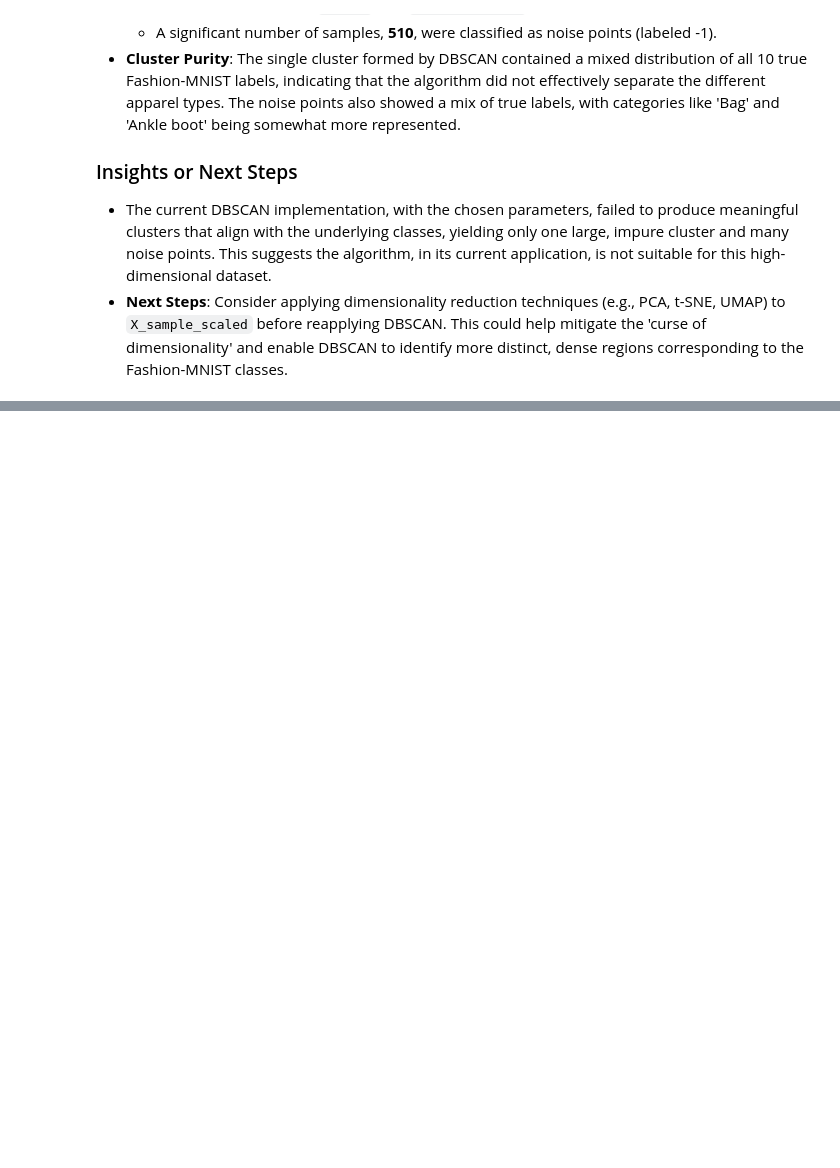
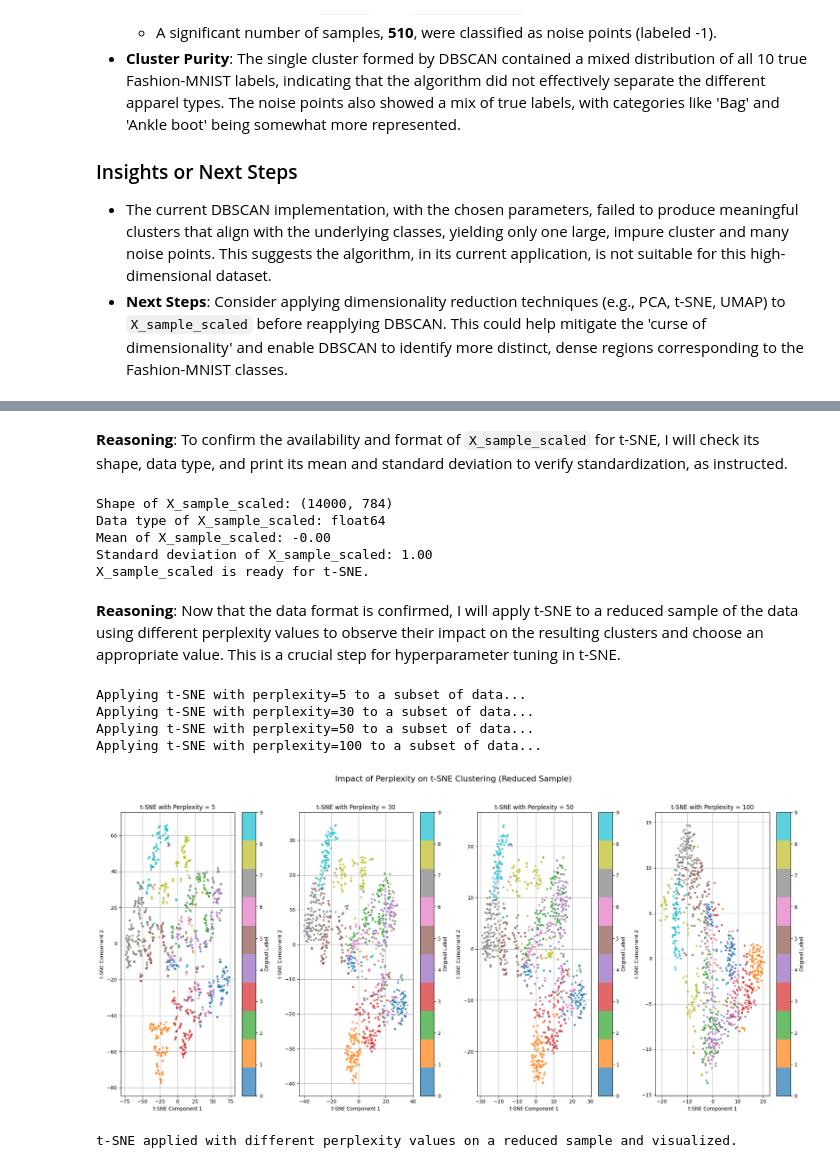
Before and after one commit to jumivega/Maestr-a-en-Inteligencia-Artificial-UEES, a Jupyter notebook: Notebooks/ModelosNoSupervisados/Grupo_3_Caso_Práctico_ModelosNoSupervisados_V11Nov (1).ipynb, the cells around one changed output, grey strips where cells are left out. Saved outputs shown, nothing was run; the diff lists cells and outputs as text; code cells hidden in the pictures; blank space fills up the shorter version.

```diff
--- a/Notebooks/ModelosNoSupervisados/Grupo_3_Caso_Práctico_ModelosNoSupervisados_V11Nov (1).ipynb
+++ b/Notebooks/ModelosNoSupervisados/Grupo_3_Caso_Práctico_ModelosNoSupervisados_V11Nov (1).ipynb
@@ -827,0 +1012,64 @@ Calcular y visualizar las imágenes promedio para cada cluster de DBSCAN (excluy
+# %% [markdown]
+**Reasoning**:
+To confirm the availability and format of `X_sample_scaled` for t-SNE, I will check its shape, data type, and print its mean and standard deviation to verify standardization, as instructed.
+# %%
+print(f"Shape of X_sample_scaled: {X_sample_scaled.shape}")
+print(f"Data type of X_sample_scaled: {X_sample_scaled.dtype}")
+print(f"Mean of X_sample_scaled: {np.mean(X_sample_scaled):.2f}")
+print(f"Standard deviation of X_sample_scaled: {np.std(X_sample_scaled):.2f}")
+
+print("X_sample_scaled is ready for t-SNE.")
+# %% [output]
+Shape of X_sample_scaled: (14000, 784)
+Data type of X_sample_scaled: float64
+Mean of X_sample_scaled: -0.00
+Standard deviation of X_sample_scaled: 1.00
+X_sample_scaled is ready for t-SNE.
+# %% [markdown]
+**Reasoning**:
+Now that the data format is confirmed, I will apply t-SNE to a reduced sample of the data using different perplexity values to observe their impact on the resulting clusters and choose an appropriate value. This is a crucial step for hyperparameter tuning in t-SNE.
+# %%
+from sklearn.manifold import TSNE
+import matplotlib.pyplot as plt
+
+# Reduce the sample size for perplexity testing to speed up computation
+# t-SNE is computationally intensive, especially for large datasets.
+# A smaller subset will allow quicker iteration on perplexity values.
+# Let's take a sample of 1000 data points for this test.
+
+np.random.seed(42) # for reproducibility
+# Generate random indices to select a subset
+subset_indices = np.random.choice(X_sample_scaled.shape[0], 1000, replace=False)
+X_subset_scaled = X_sample_scaled[subset_indices]
+y_subset = y_sample[subset_indices]
+
+# Define a list of perplexity values to test
+perplexity_values = [5, 30, 50, 100]
+
+plt.figure(figsize=(20, 10))
+
+for i, perplexity in enumerate(perplexity_values):
+    print(f"Applying t-SNE with perplexity={perplexity} to a subset of data...")
+    tsne = TSNE(n_components=2, perplexity=perplexity, random_state=42, n_jobs=-1) # n_jobs=-1 to use all processors
+    X_subset_tsne = tsne.fit_transform(X_subset_scaled)
+
+    plt.subplot(1, len(perplexity_values), i + 1)
+    scatter = plt.scatter(X_subset_tsne[:, 0], X_subset_tsne[:, 1], c=y_subset, cmap='tab10', s=10, alpha=0.7)
+    plt.title(f't-SNE with Perplexity = {perplexity}')
+    plt.xlabel('t-SNE Component 1')
+    plt.ylabel('t-SNE Component 2')
+    plt.colorbar(scatter, label='Original Label')
+    plt.grid(True)
+
+plt.suptitle('Impact of Perplexity on t-SNE Clustering (Reduced Sample)', fontsize=16)
+plt.tight_layout(rect=[0, 0.03, 1, 0.95])
+plt.show()
+
+print("t-SNE applied with different perplexity values on a reduced sample and visualized.")
+# %% [output]
+Applying t-SNE with perplexity=5 to a subset of data...
+Applying t-SNE with perplexity=30 to a subset of data...
+Applying t-SNE with perplexity=50 to a subset of data...
+Applying t-SNE with perplexity=100 to a subset of data...
+[figure, added]
+t-SNE applied with different perplexity values on a reduced sample and visualized.
```
Also changed, not shown: parts of 27 cells of this notebook.
